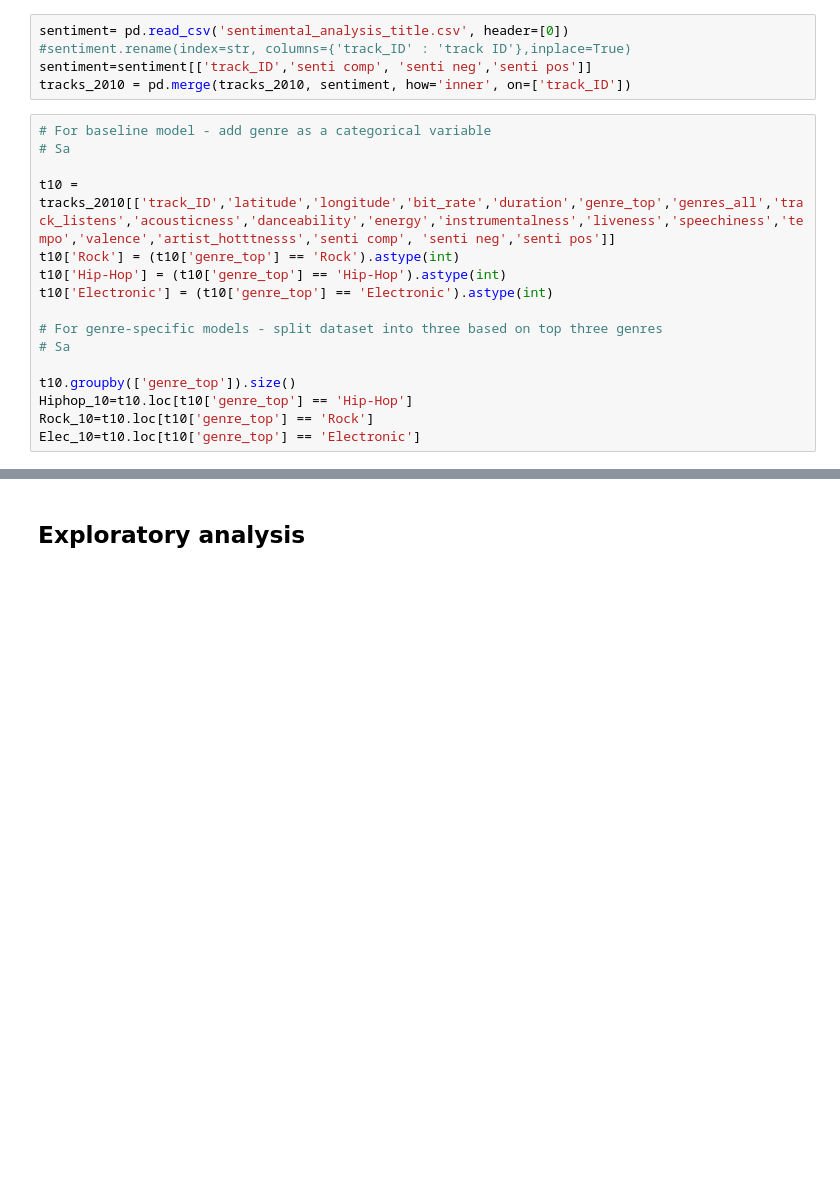
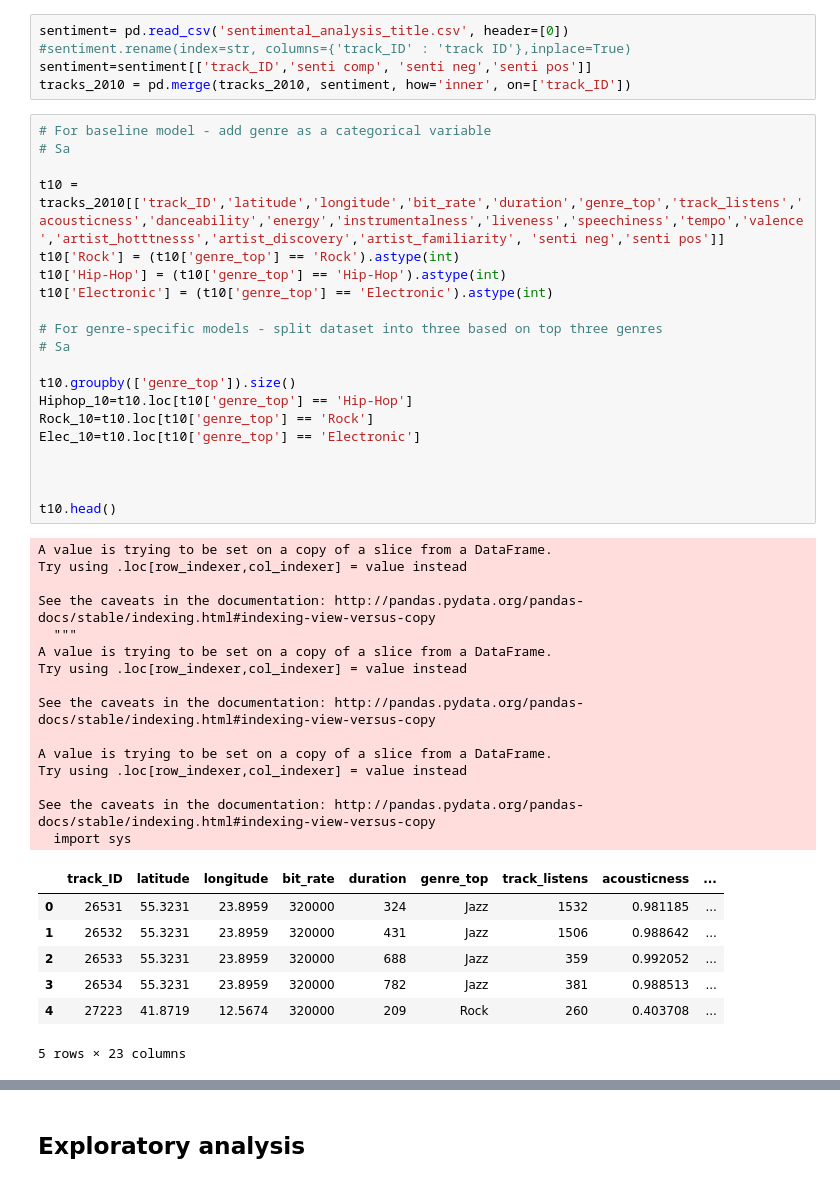
Before and after one commit to kathyyli/DS_project, a Jupyter notebook: DS project v2.ipynb, the cells around one changed output, grey strips where cells are left out. Cells and saved outputs as stored; diff of their text form; blank space fills up the shorter version.

```diff
--- a/DS project v2.ipynb
+++ b/DS project v2.ipynb
@@ -146,16 +146,43 @@ tracks_2010 = pd.merge(tracks_2010, sentiment, how='inner', on=['track_ID'])
 # %%
 # For baseline model - add genre as a categorical variable
 # Sa
 
-t10 = tracks_2010[['track_ID','latitude','longitude','bit_rate','duration','genre_top','genres_all','track_listens','acousticness','danceability','energy','instrumentalness','liveness','speechiness','tempo','valence','artist_hotttnesss','senti comp', 'senti neg','senti pos']]
+t10 = tracks_2010[['track_ID','latitude','longitude','bit_rate','duration','genre_top','track_listens','acousticness','danceability','energy','instrumentalness','liveness','speechiness','tempo','valence','artist_hotttnesss','artist_discovery','artist_familiarity', 'senti neg','senti pos']]
 t10['Rock'] = (t10['genre_top'] == 'Rock').astype(int)
 t10['Hip-Hop'] = (t10['genre_top'] == 'Hip-Hop').astype(int)
 t10['Electronic'] = (t10['genre_top'] == 'Electronic').astype(int)
 
 # For genre-specific models - split dataset into three based on top three genres
 # Sa
 
 t10.groupby(['genre_top']).size()
 Hiphop_10=t10.loc[t10['genre_top'] == 'Hip-Hop']
 Rock_10=t10.loc[t10['genre_top'] == 'Rock']
 Elec_10=t10.loc[t10['genre_top'] == 'Electronic']
+
+
+
+t10.head()
+# %% [output]
+A value is trying to be set on a copy of a slice from a DataFrame.
+Try using .loc[row_indexer,col_indexer] = value instead
+
+See the caveats in the documentation: http://pandas.pydata.org/pandas-docs/stable/indexing.html#indexing-view-versus-copy
+  """
+A value is trying to be set on a copy of a slice from a DataFrame.
+Try using .loc[row_indexer,col_indexer] = value instead
+
+See the caveats in the documentation: http://pandas.pydata.org/pandas-docs/stable/indexing.html#indexing-view-versus-copy
+
+A value is trying to be set on a copy of a slice from a DataFrame.
+Try using .loc[row_indexer,col_indexer] = value instead
+
+See the caveats in the documentation: http://pandas.pydata.org/pandas-docs/stable/indexing.html#indexing-view-versus-copy
+  import sys
+|  | track_ID | latitude | longitude | bit_rate | duration | genre_top | track_listens | acousticness | ... |
+| 0 | 26531 | 55.3231 | 23.8959 | 320000 | 324 | Jazz | 1532 | 0.981185 | ... |
+| 1 | 26532 | 55.3231 | 23.8959 | 320000 | 431 | Jazz | 1506 | 0.988642 | ... |
+| 2 | 26533 | 55.3231 | 23.8959 | 320000 | 688 | Jazz | 359 | 0.992052 | ... |
+| 3 | 26534 | 55.3231 | 23.8959 | 320000 | 782 | Jazz | 381 | 0.988513 | ... |
+| 4 | 27223 | 41.8719 | 12.5674 | 320000 | 209 | Rock | 260 | 0.403708 | ... |
+5 rows × 23 columns
```
Also changed, not shown: parts of 8 cells of this notebook.
